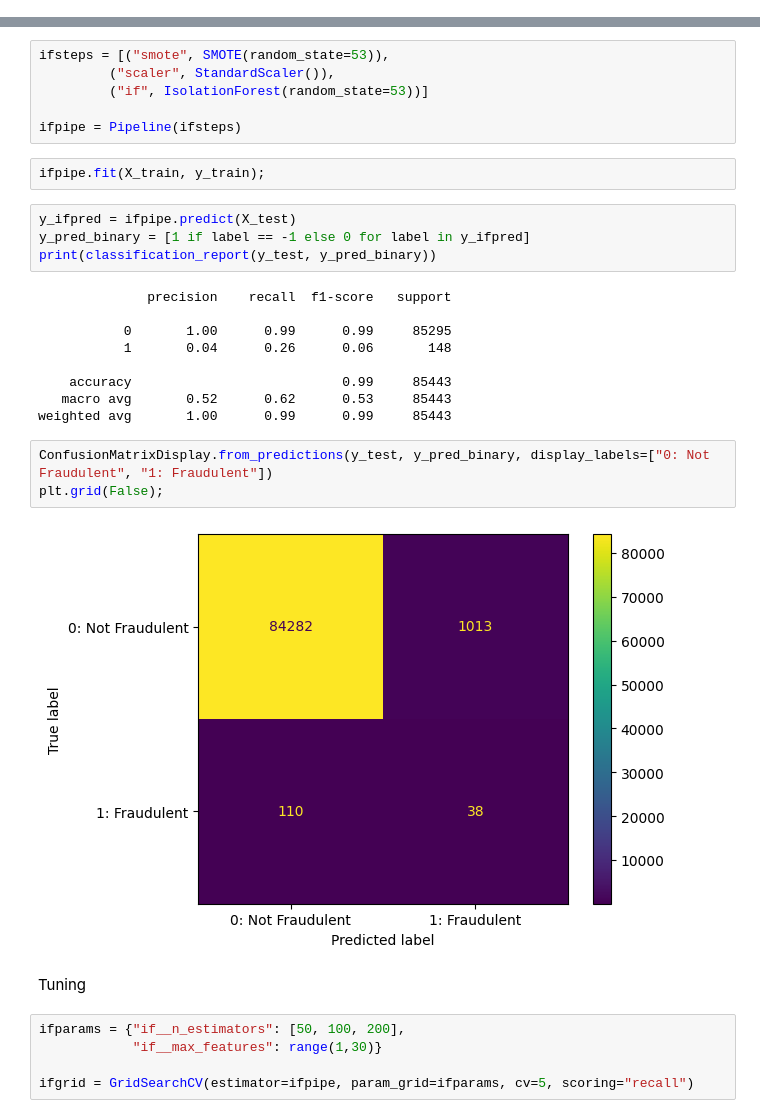
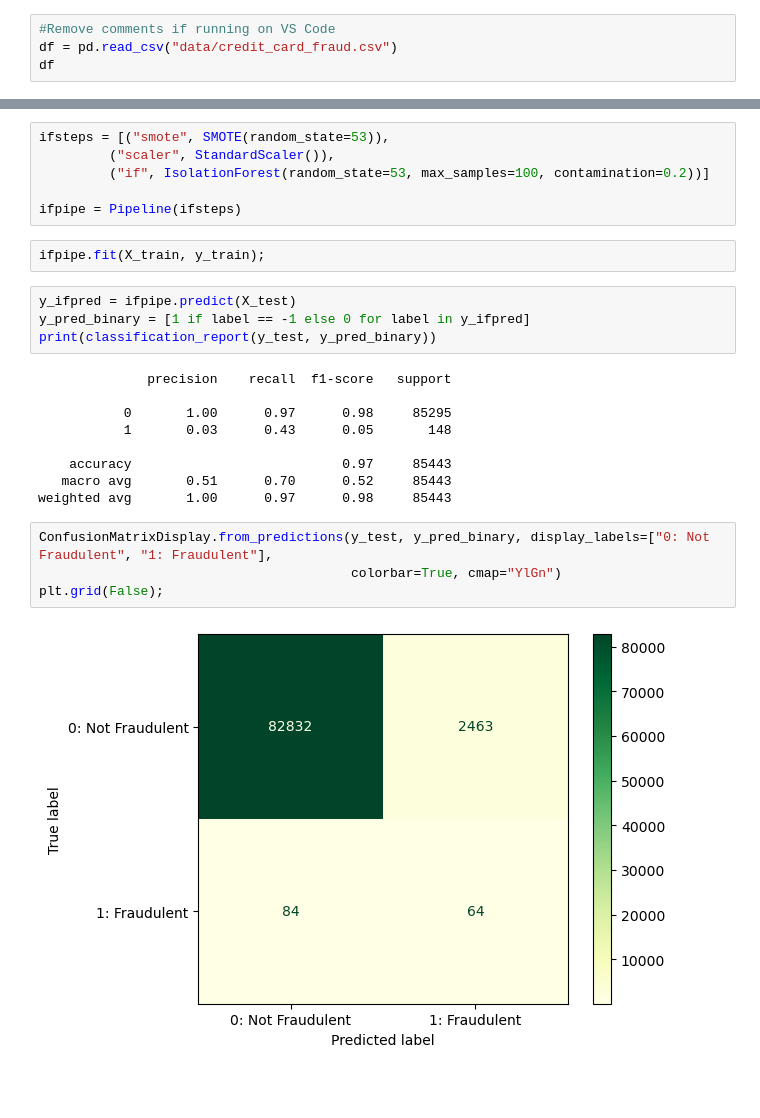
Before and after one commit to corvusxi/phase5_project, a Jupyter notebook: Credit_Card_Fraud_Isolation_Forest.ipynb, the cells around one changed output, grey strips where cells are left out. Saved outputs shown, nothing was run; the diff lists cells and outputs as text; blank space fills up the shorter version.

```diff
--- a/Credit_Card_Fraud_Isolation_Forest.ipynb
+++ b/Credit_Card_Fraud_Isolation_Forest.ipynb
@@ -40,0 +35,4 @@ df
+# %%
+#Remove comments if running on VS Code
+df = pd.read_csv("data/credit_card_fraud.csv")
+df
@@ -100,7 +116,7 @@ print(y_test.shape)
 # %%
 ifsteps = [("smote", SMOTE(random_state=53)),
          ("scaler", StandardScaler()),
-         ("if", IsolationForest(random_state=53))]
+         ("if", IsolationForest(random_state=53, max_samples=100, contamination=0.2))]
 
 ifpipe = Pipeline(ifsteps)
 # %%
@@ -112,21 +128,15 @@ print(classification_report(y_test, y_pred_binary))
 # %% [output]
               precision    recall  f1-score   support
 
-           0       1.00      0.99      0.99     85295
-           1       0.04      0.26      0.06       148
+           0       1.00      0.97      0.98     85295
+           1       0.03      0.43      0.05       148
 
-    accuracy                           0.99     85443
-   macro avg       0.52      0.62      0.53     85443
-weighted avg       1.00      0.99      0.99     85443
+    accuracy                           0.97     85443
+   macro avg       0.51      0.70      0.52     85443
+weighted avg       1.00      0.97      0.98     85443
 # %%
-ConfusionMatrixDisplay.from_predictions(y_test, y_pred_binary, display_labels=["0: Not Fraudulent", "1: Fraudulent"])
+ConfusionMatrixDisplay.from_predictions(y_test, y_pred_binary, display_labels=["0: Not Fraudulent", "1: Fraudulent"],
+                                        colorbar=True, cmap="YlGn")
 plt.grid(False);
 # %% [output]
-[figure, old version]
+[figure, new version]
-# %% [markdown]
-Tuning
-# %%
-ifparams = {"if__n_estimators": [50, 100, 200],
-            "if__max_features": range(1,30)}
-
-ifgrid = GridSearchCV(estimator=ifpipe, param_grid=ifparams, cv=5, scoring="recall")
```
Also changed, not shown: parts of 11 cells of this notebook.
